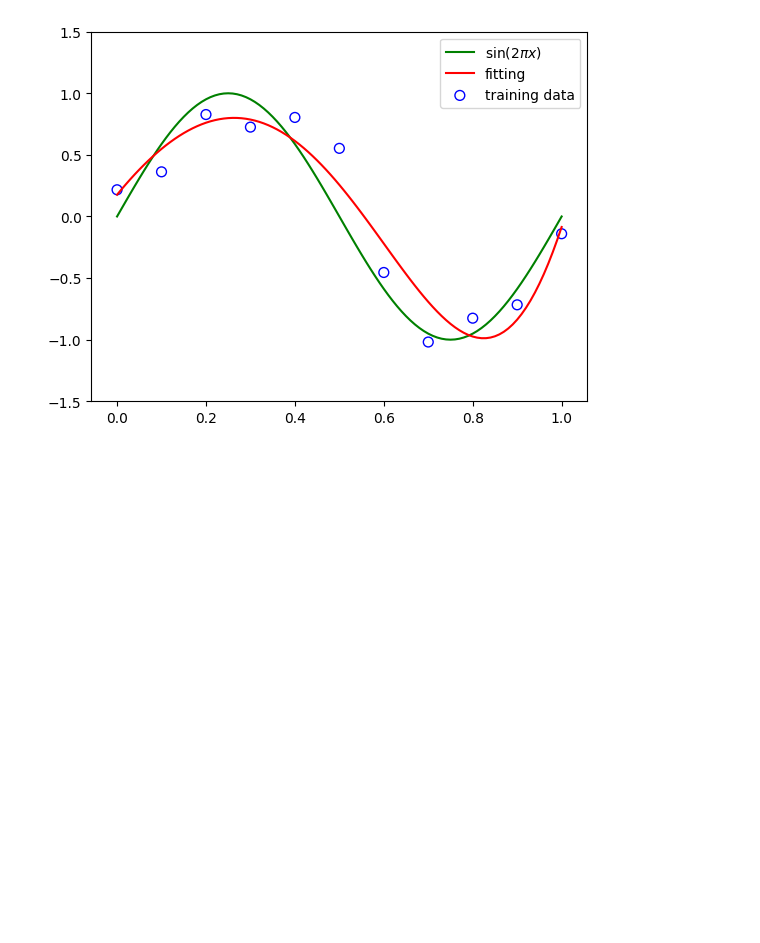
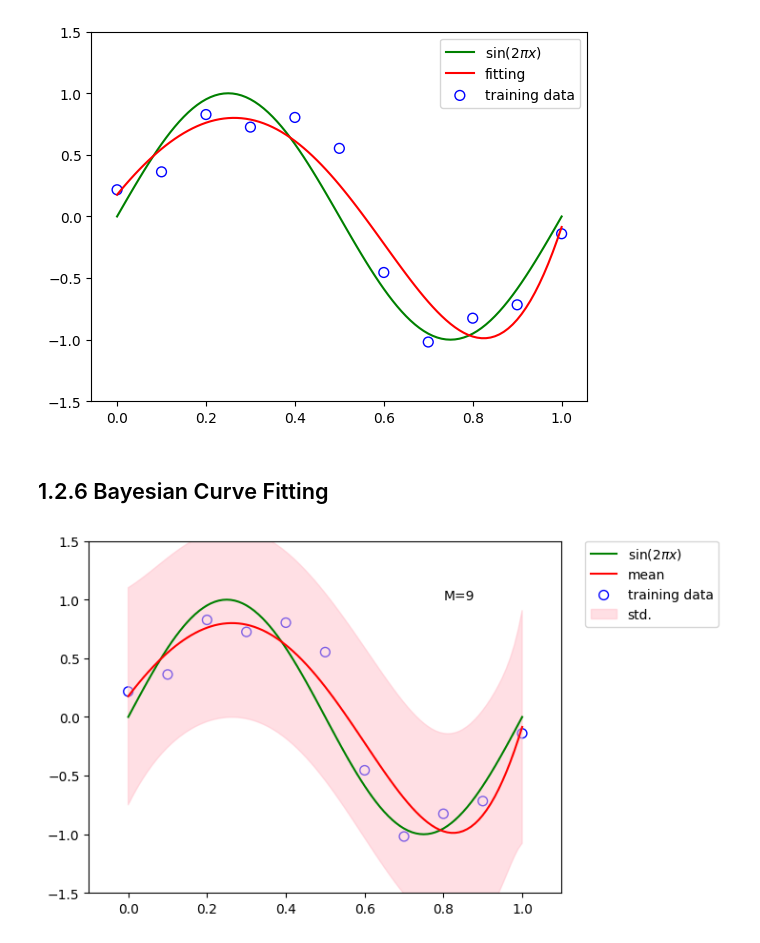
Before and after one commit to szmlb/PRML-jl, a Jupyter notebook: notebooks/ch01_Introduction.ipynb, the cells around one changed output. Saved outputs shown, nothing was run; the diff lists cells and outputs as text; code cells hidden in the pictures; blank space fills up the shorter version.

Commit message:
Add bayesian_regression.jl

```diff
--- a/notebooks/ch01_Introduction.ipynb
+++ b/notebooks/ch01_Introduction.ipynb
@@ -108,3 +108,21 @@ PyPlot.annotate("M=9", xy=[-0.15, 1])
 PyPlot.show()
 # %% [output]
 [figure]
+# %% [markdown]
+## 1.2.6 Bayesian Curve Fitting
+# %%
+model = BayesianRegression(2e-3, 2)
+fit(model, X_train, y_train)
+y, y_err = predict(model, X_test, true)
+
+PyPlot.scatter(x_train, y_train, facecolor="none", edgecolor="b", s=50, label="training data")
+PyPlot.plot(x_test, y_test, c="g", label=L"$\sin(2\pi x)$")
+PyPlot.plot(x_test, y, c="r", label="mean")
+PyPlot.fill_between(x_test, y - y_err[:, 1], y + y_err[:, 1], color="pink", label="std.", alpha=0.5)
+PyPlot.xlim(-0.1, 1.1)
+PyPlot.ylim(-1.5, 1.5)
+PyPlot.annotate("M=9", xy=[0.8, 1])
+PyPlot.legend(bbox_to_anchor=(1.05, 1.), loc=2, borderaxespad=0.)
+PyPlot.show()
+# %% [output]
+[figure, added]
```
Also changed, not shown: parts of 2 cells of this notebook, 1 other file.
